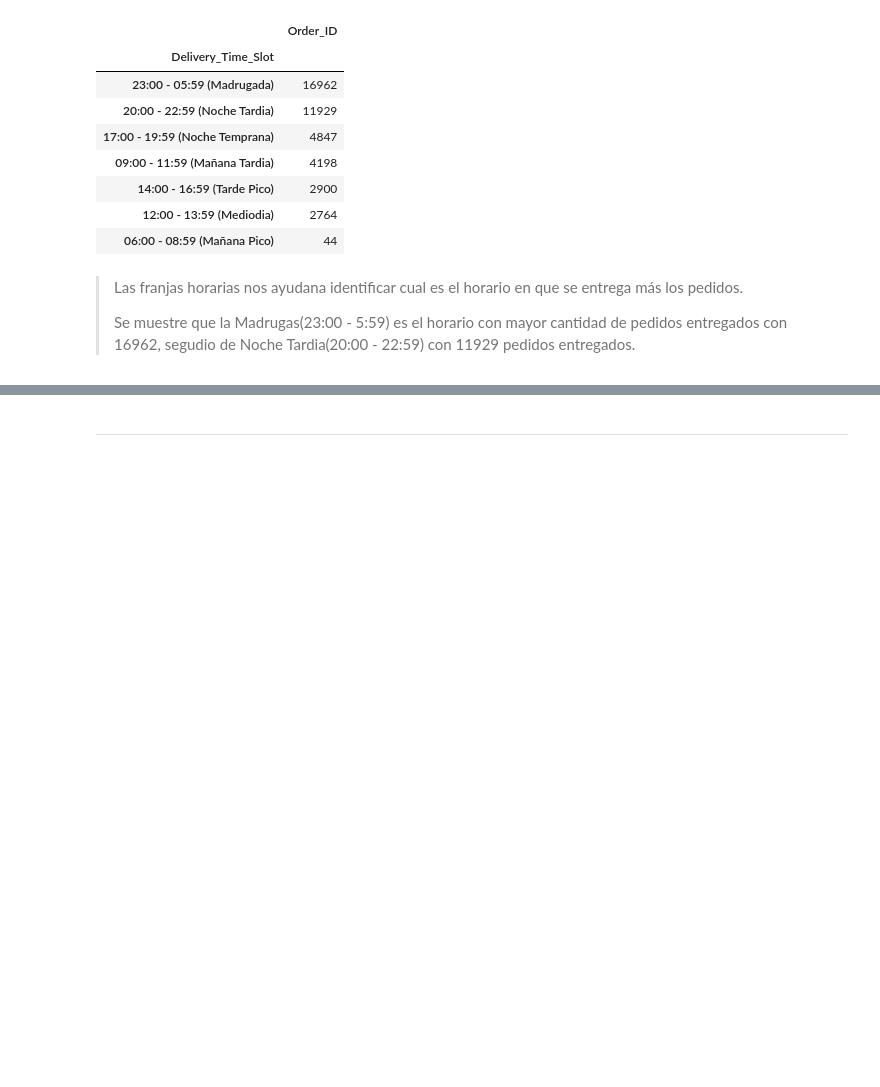
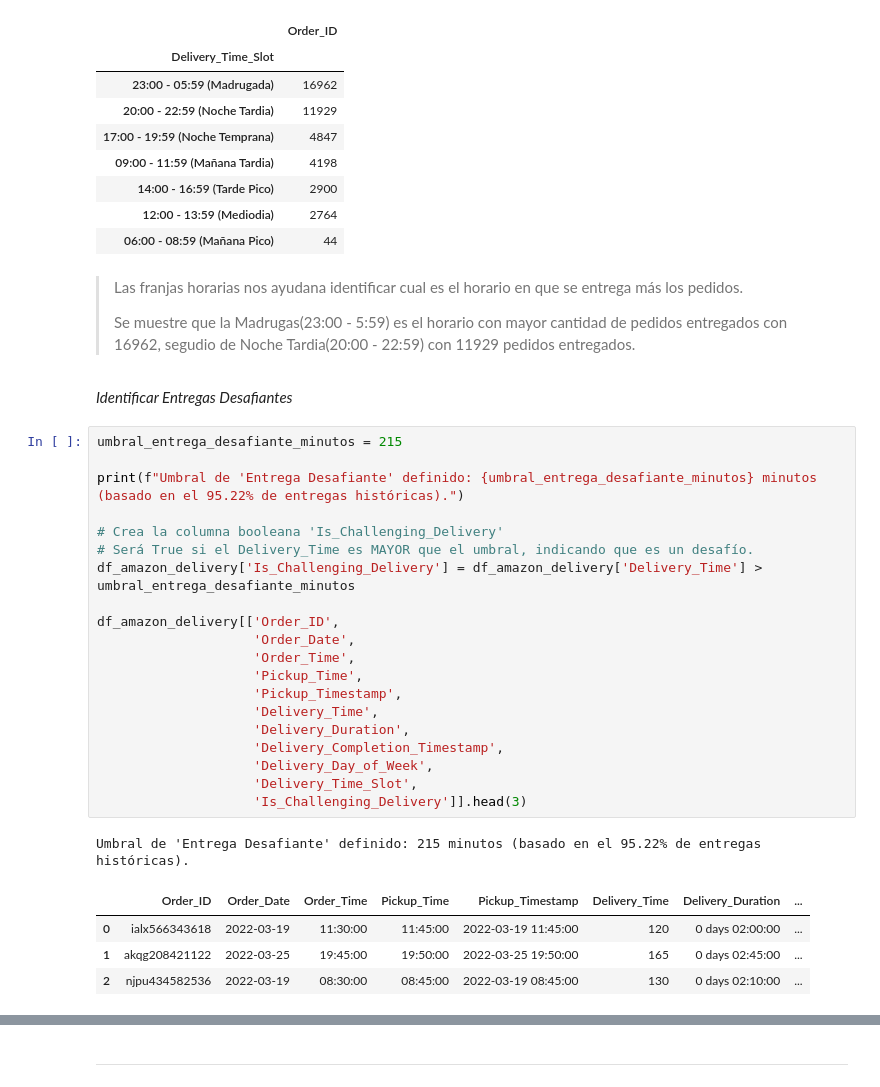
Before and after one commit to SaitoM17/amazon_delivery, a Jupyter notebook: notebooks/eda.ipynb, the cells around one changed output, grey strips where cells are left out. Cells and saved outputs as stored; diff of their text form; blank space fills up the shorter version.

Commit message:
feat(eda): Identificar entregas desafiantes

```diff
--- a/notebooks/eda.ipynb
+++ b/notebooks/eda.ipynb
@@ -429,3 +429,31 @@ La Tabla Dinámica Muestra la Cantidad de Pedidos Entregados en las Diferentes F
 > Las franjas horarias nos ayudana identificar cual es el horario en que se entrega más los pedidos.
 >
 > Se muestre que la Madrugas(23:00 - 5:59) es el horario con mayor cantidad de pedidos entregados con 16962, segudio de Noche Tardia(20:00 - 22:59) con 11929 pedidos entregados.
+# %% [markdown]
+*Identificar Entregas Desafiantes*
+# %%
+umbral_entrega_desafiante_minutos = 215
+
+print(f"Umbral de 'Entrega Desafiante' definido: {umbral_entrega_desafiante_minutos} minutos (basado en el 95.22% de entregas históricas).")
+
+# Crea la columna booleana 'Is_Challenging_Delivery'
+# Será True si el Delivery_Time es MAYOR que el umbral, indicando que es un desafío.
+df_amazon_delivery['Is_Challenging_Delivery'] = df_amazon_delivery['Delivery_Time'] > umbral_entrega_desafiante_minutos
+
+df_amazon_delivery[['Order_ID',
+                    'Order_Date',
+                    'Order_Time',
+                    'Pickup_Time',
+                    'Pickup_Timestamp',
+                    'Delivery_Time',
+                    'Delivery_Duration',
+                    'Delivery_Completion_Timestamp',
+                    'Delivery_Day_of_Week',
+                    'Delivery_Time_Slot',
+                    'Is_Challenging_Delivery']].head(3)
+# %% [output]
+Umbral de 'Entrega Desafiante' definido: 215 minutos (basado en el 95.22% de entregas históricas).
+|  | Order_ID | Order_Date | Order_Time | Pickup_Time | Pickup_Timestamp | Delivery_Time | Delivery_Duration | ... |
+| 0 | ialx566343618 | 2022-03-19 | 11:30:00 | 11:45:00 | 2022-03-19 11:45:00 | 120 | 0 days 02:00:00 | ... |
+| 1 | akqg208421122 | 2022-03-25 | 19:45:00 | 19:50:00 | 2022-03-25 19:50:00 | 165 | 0 days 02:45:00 | ... |
+| 2 | njpu434582536 | 2022-03-19 | 08:30:00 | 08:45:00 | 2022-03-19 08:45:00 | 130 | 0 days 02:10:00 | ... |
```
Also changed, not shown: parts of 2 cells of this notebook.
